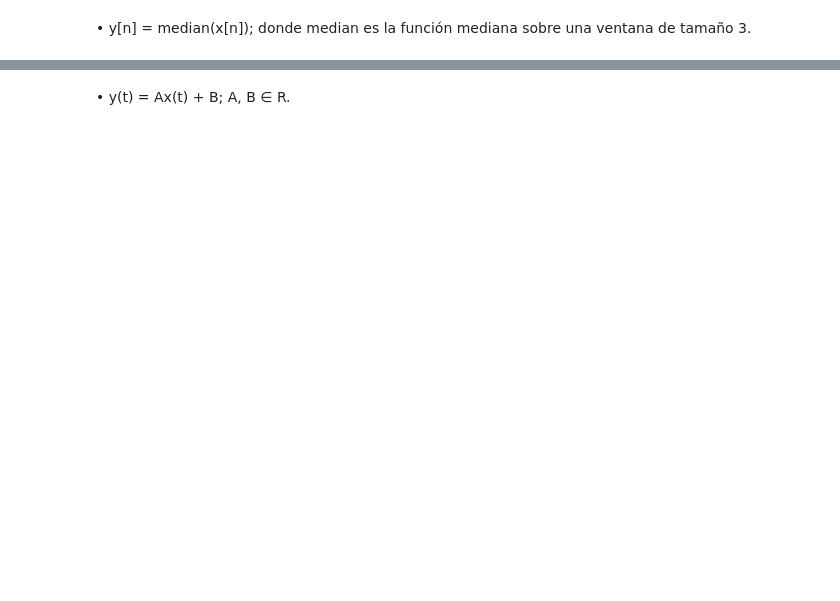
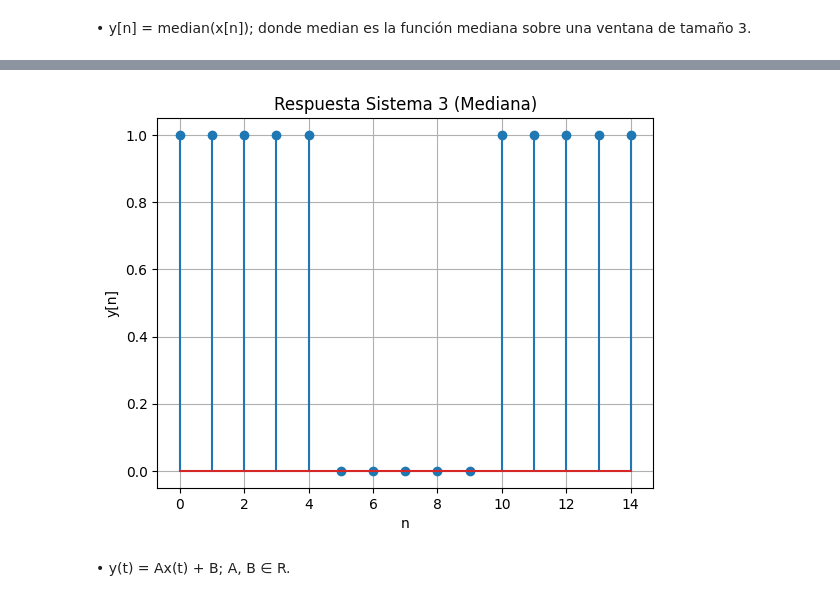
Before and after one commit to juramirezmon/Senales_y_sistemas, a Jupyter notebook: Taller_2_LaPlace.ipynb, the cells around one changed output, grey strips where cells are left out. Cells and saved outputs as stored; diff of their text form; code cells hidden in the pictures; blank space fills up the shorter version.

```diff
--- a/Taller_2_LaPlace.ipynb
+++ b/Taller_2_LaPlace.ipynb
@@ -29,2 +80,22 @@ mule los sistemas en Python):
+# %%
+# SISTEMA 3
+from scipy.signal import medfilt
+import numpy as np # Import numpy as it's used later
+import matplotlib.pyplot as plt # Import matplotlib as it's used later
+
+def sistema3(x):
+    return medfilt(x, kernel_size=3)
+
+x = np.concatenate((np.ones(5), np.zeros(5), np.ones(5)))
+y = sistema3(x)
+
+plt.stem(np.arange(len(x)), y)
+plt.title("Respuesta Sistema 3 (Mediana)")
+plt.xlabel("n")
+plt.ylabel("y[n]")
+plt.grid(True)
+plt.show()
+# %% [output]
+[figure, added]
 # %% [markdown]
 • y(t) = Ax(t) + B; A, B ∈ R.
```
Also changed, not shown: parts of 18 cells of this notebook.
